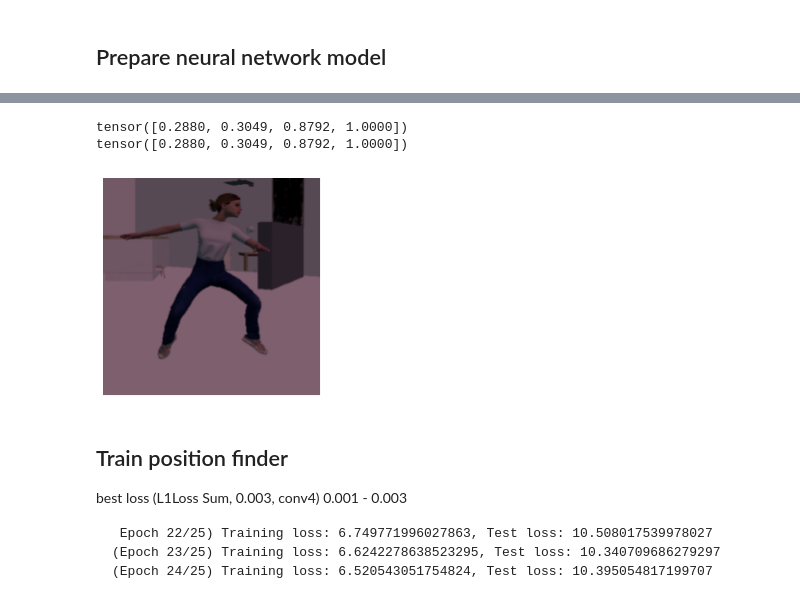
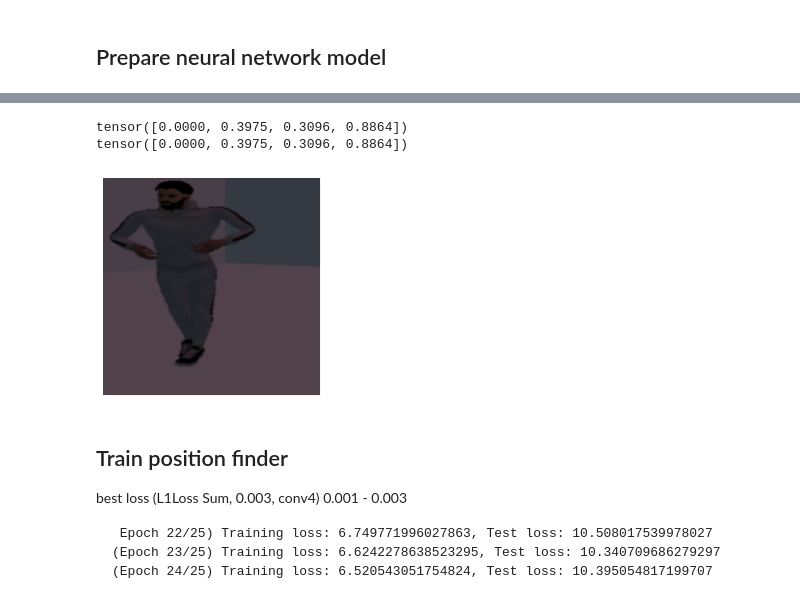
Before and after one commit to spykecb/motion-tracker, a Jupyter notebook: Motion Tracker.ipynb, the cells around one changed output, grey strips where cells are left out. Saved outputs shown, nothing was run; the diff lists cells and outputs as text; code cells hidden in the pictures.

Commit message:
Improvement - bounding box seems okay, but position tracking is still random (especially hands)

```diff
--- a/Motion Tracker.ipynb
+++ b/Motion Tracker.ipynb
@@ -123,24 +120,25 @@ BoundingBoxFinder(
 # %%
 from model import MotionDataset, my_loss
 train_transforms = transforms.Compose([
+#                                         transforms.RandomRotation(30),
                                        transforms.Resize((img_width,img_width)),
                                        transforms.ToTensor()
                                        ,transforms.Normalize([0.485, 0.456, 0.406],
                                                              [0.229, 0.224, 0.225])
                                       ])
-motions = MotionDataset('train/input.csv', 'train', train_transforms, minmax, minmax_z, bmodel=bmodel)
+motions = MotionDataset('train/input_new.csv', 'train', train_transforms, minmax, minmax_z, bmodel=bmodel)
 trainloader = DataLoader(motions, batch_size=8, shuffle=True)
 inp, output = next(iter(trainloader))
 print(inp["bboxes"][0])
 print(output["boundaries"][0])
 helper.imshow(inp["images"][0])
 
-motions_test = MotionDataset('test/input.csv', 'test', test_transforms, minmax, minmax_z, bmodel=bmodel)
+motions_test = MotionDataset('test/input_new.csv', 'test', test_transforms, minmax, minmax_z, bmodel=bmodel)
 testloader = torch.utils.data.DataLoader(motions_test, batch_size=8, shuffle=True)
 # %% [output]
-tensor([0.2880, 0.3049, 0.8792, 1.0000])
-tensor([0.2880, 0.3049, 0.8792, 1.0000])
+tensor([0.0000, 0.3975, 0.3096, 0.8864])
+tensor([0.0000, 0.3975, 0.3096, 0.8864])
-[figure, old version]
+[figure, new version]
 # %% [markdown]
 ## Train position finder
 
```
Also changed, not shown: parts of 7 cells of this notebook, 4 other files.
